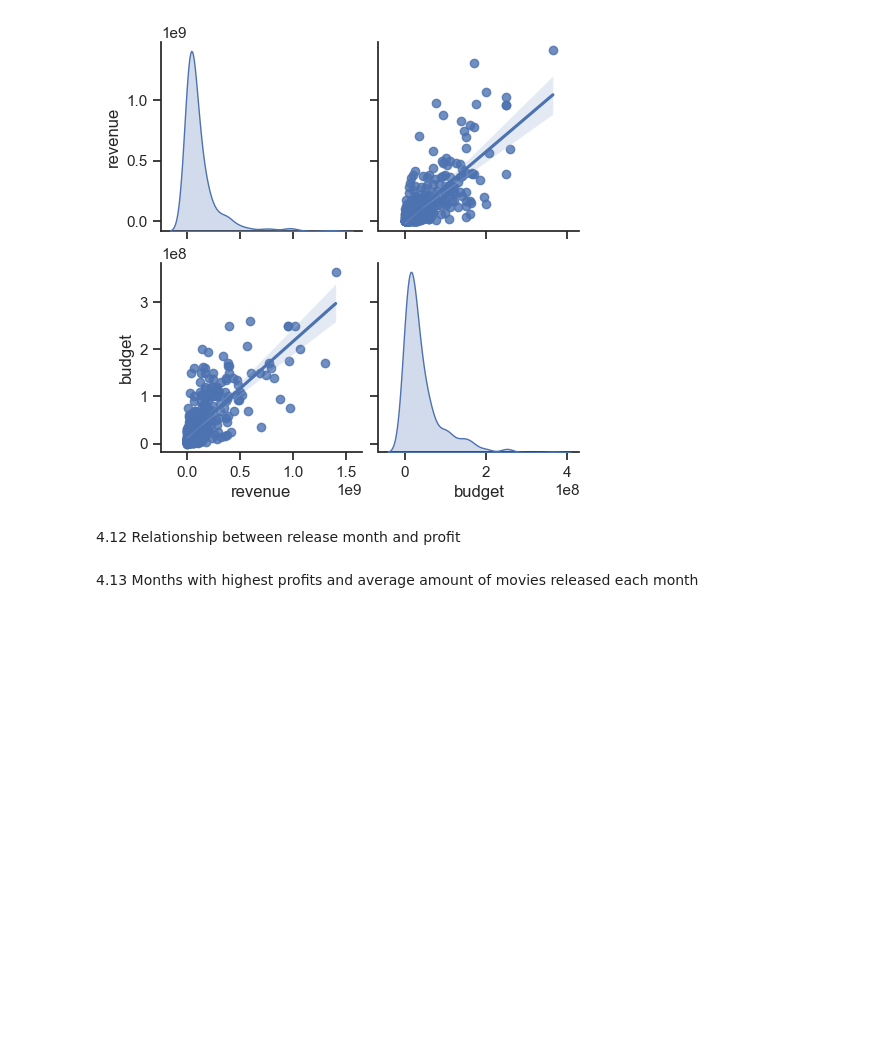
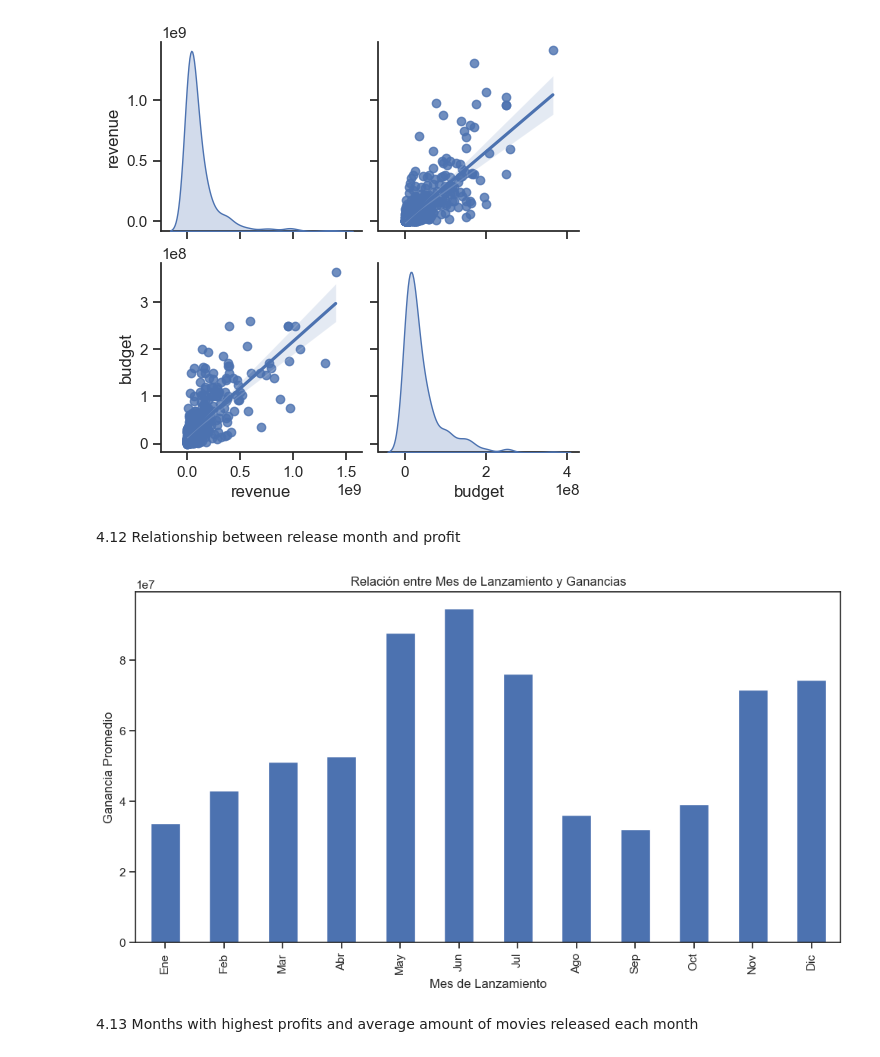
Before and after one commit to Andrea-gt/dm-hw-eda, a Jupyter notebook: answerSheet.ipynb, the cells around one changed output. Cells and saved outputs as stored; diff of their text form; code cells hidden in the pictures; blank space fills up the shorter version.

Commit message:
feat: Relationship between release month and profit

```diff
--- a/answerSheet.ipynb
+++ b/answerSheet.ipynb
@@ -562,6 +562,24 @@ Pearson Correlation Value: 0.718653224580586
 [figure]
 # %% [markdown]
 4.12 Relationship between release month and profit
+# %%
+# Convertir 'releaseDate' a formato de fecha
+movies_df['releaseDate'] = pd.to_datetime(movies_df['releaseDate'], errors='coerce')
+
+# Extraer el mes de la fecha de lanzamiento y las ganancias
+movies_df['releaseMonth'] = movies_df['releaseDate'].dt.month
+revenue_by_month = movies_df.groupby('releaseMonth')['revenue'].mean()
+
+# Crear un gráfico de barras para visualizar la relación entre los meses de lanzamiento y las ganancias
+plt.figure(figsize=(12, 6))
+revenue_by_month.plot(kind='bar')
+plt.title('Relación entre Mes de Lanzamiento y Ganancias')
+plt.xlabel('Mes de Lanzamiento')
+plt.ylabel('Ganancia Promedio')
+plt.xticks(ticks=range(0, 12), labels=['Ene', 'Feb', 'Mar', 'Abr', 'May', 'Jun', 'Jul', 'Ago', 'Sep', 'Oct', 'Nov', 'Dic'])
+plt.show()
+# %% [output]
+[figure, added]
 # %% [markdown]
 4.13 Months with highest profits and average amount of movies released each month
 # %% [markdown]
```
